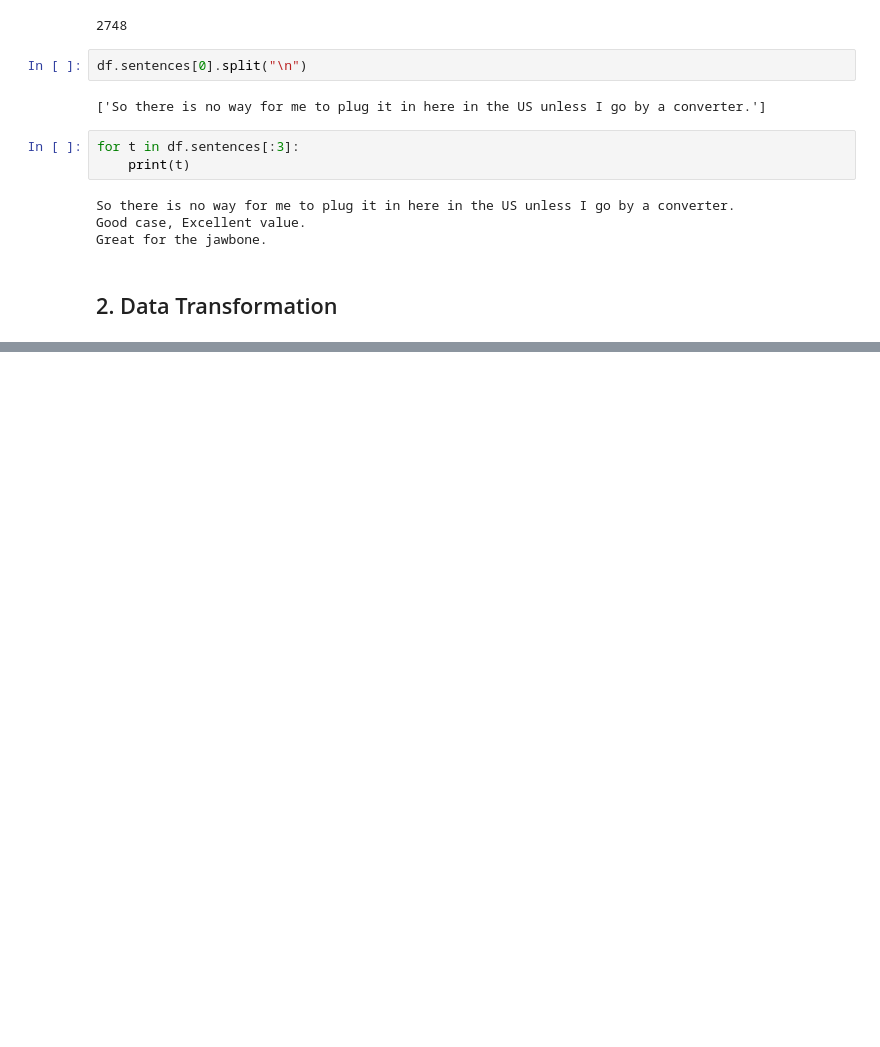
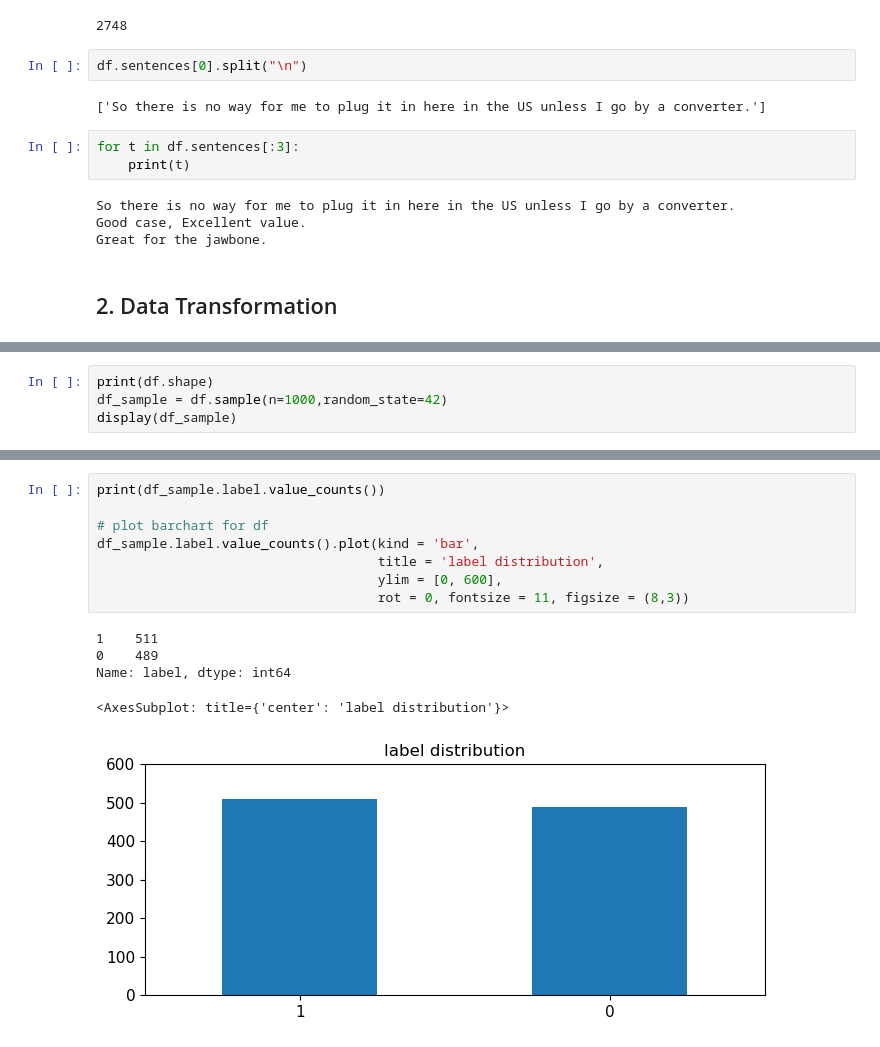
Before and after one commit to Albert-Kung/DM2023-Lab1-Master, a Jupyter notebook: Homework/DM2023-Lab1-Homework.ipynb, the cells around one changed output, grey strips where cells are left out. Saved outputs shown, nothing was run; the diff lists cells and outputs as text; blank space fills up the shorter version.

```diff
--- a/Homework/DM2023-Lab1-Homework.ipynb
+++ b/Homework/DM2023-Lab1-Homework.ipynb
@@ -467,0 +619,4 @@ Great for the jawbone.
+# %%
+print(df.shape)
+df_sample = df.sample(n=1000,random_state=42)
+display(df_sample)
@@ -467,0 +664,14 @@ Great for the jawbone.
+# %%
+print(df_sample.label.value_counts())
+
+# plot barchart for df
+df_sample.label.value_counts().plot(kind = 'bar',
+                                    title = 'label distribution',
+                                    ylim = [0, 600],
+                                    rot = 0, fontsize = 11, figsize = (8,3))
+# %% [output]
+1    511
+0    489
+Name: label, dtype: int64
+<AxesSubplot: title={'center': 'label distribution'}>
+[figure, added]
```
Also changed, not shown: parts of 100 cells of this notebook, 1 other file.
